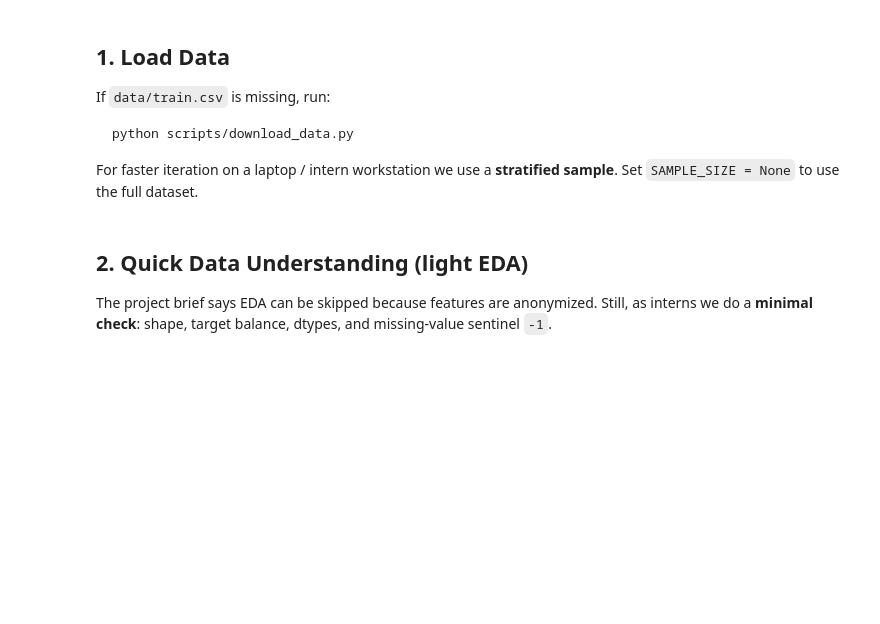
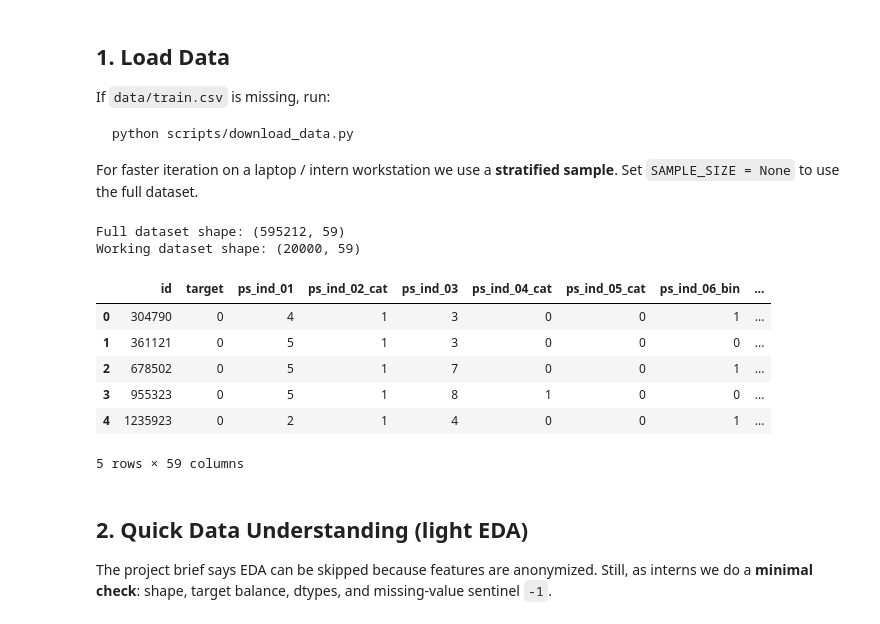
Before and after one commit to Krishnaavula87/InsClaimPred, a Jupyter notebook: notebooks/PRCP_1010_InsClaimPred.ipynb, the cells around one changed output. Cells and saved outputs as stored; diff of their text form; code cells hidden in the pictures; blank space fills up the shorter version.

```diff
--- a/notebooks/PRCP_1010_InsClaimPred.ipynb
+++ b/notebooks/PRCP_1010_InsClaimPred.ipynb
@@ -63,28 +66,38 @@ python scripts/download_data.py
 
 For faster iteration on a laptop / intern workstation we use a **stratified sample**. Set `SAMPLE_SIZE = None` to use the full dataset.
 # %%
-SAMPLE_SIZE = 80000  # set to None for full 595k rows
+SAMPLE_SIZE = 20000  # use 80000+ or None for fuller training / full 595k rows
 
 if not DATA_PATH.exists():
     raise FileNotFoundError(
         f"Missing {DATA_PATH}. Run: python scripts/download_data.py"
     )
 
 df_full = pd.read_csv(DATA_PATH)
 print("Full dataset shape:", df_full.shape)
 
 if SAMPLE_SIZE is not None and SAMPLE_SIZE < len(df_full):
     parts = []
     for _, group in df_full.groupby("target"):
         n = max(1, int(round(SAMPLE_SIZE * len(group) / len(df_full))))
         n = min(n, len(group))
         parts.append(group.sample(n=n, random_state=RANDOM_STATE))
     df = pd.concat(parts).sample(frac=1.0, random_state=RANDOM_STATE).reset_index(drop=True)
 else:
     df = df_full.copy()
 
 print("Working dataset shape:", df.shape)
 df.head()
+# %% [output]
+Full dataset shape: (595212, 59)
+Working dataset shape: (20000, 59)
+|  | id | target | ps_ind_01 | ps_ind_02_cat | ps_ind_03 | ps_ind_04_cat | ps_ind_05_cat | ps_ind_06_bin | ... |
+| 0 | 304790 | 0 | 4 | 1 | 3 | 0 | 0 | 1 | ... |
+| 1 | 361121 | 0 | 5 | 1 | 3 | 0 | 0 | 0 | ... |
+| 2 | 678502 | 0 | 5 | 1 | 7 | 0 | 0 | 1 | ... |
+| 3 | 955323 | 0 | 5 | 1 | 8 | 1 | 0 | 0 | ... |
+| 4 | 1235923 | 0 | 2 | 1 | 4 | 0 | 0 | 1 | ... |
+5 rows × 59 columns
 # %% [markdown]
 ## 2. Quick Data Understanding (light EDA)
 
```
Also changed, not shown: parts of 7 cells of this notebook, 6 other files.
